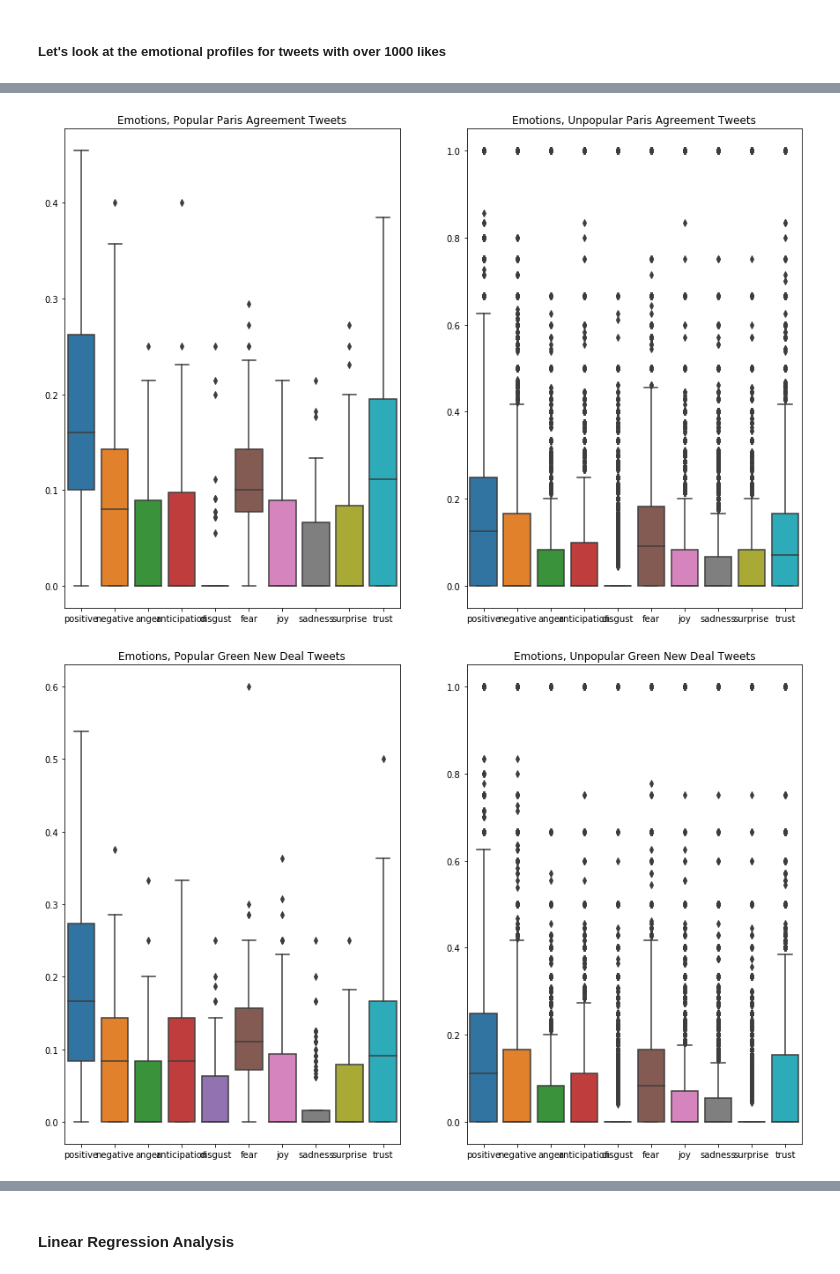
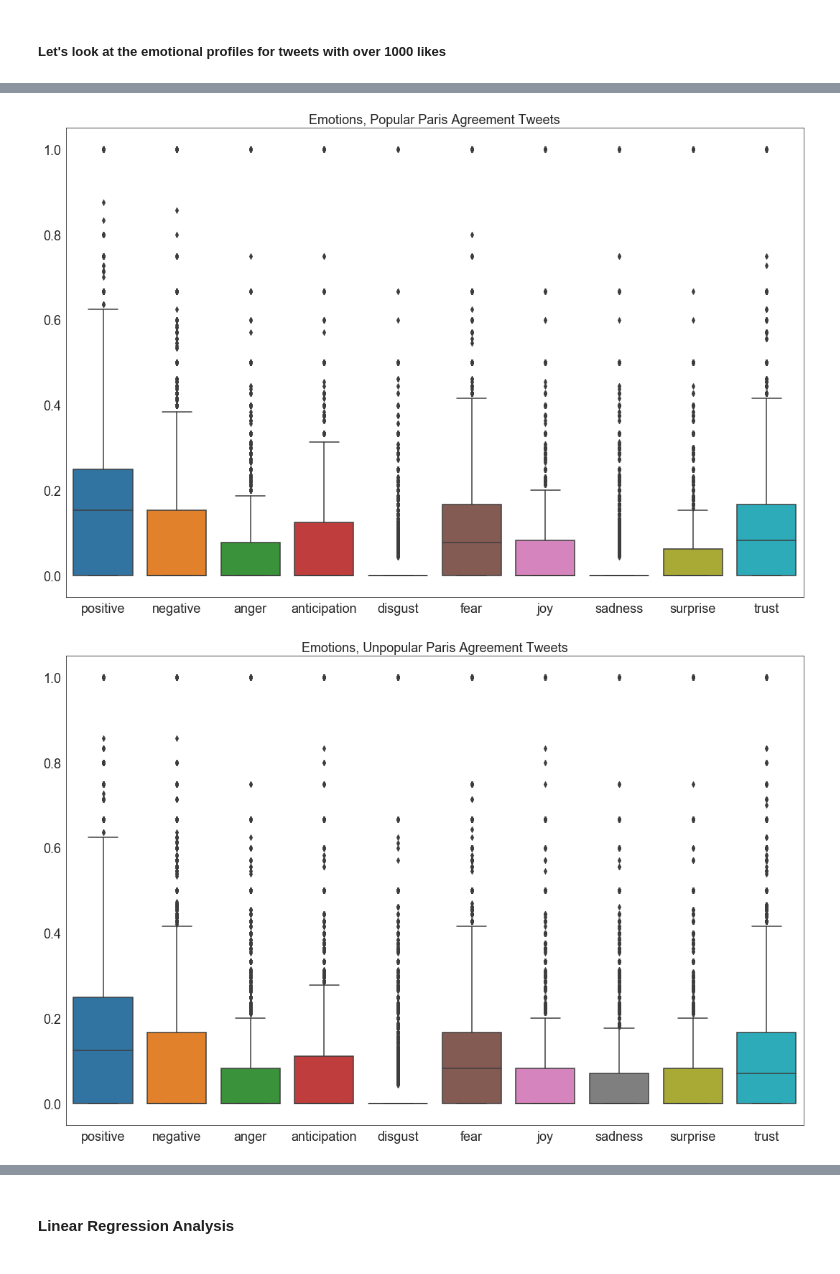
Before and after one commit to tabithaks/Public-Opinion-on-Climate-Change-Initiatives, a Jupyter notebook: Sentiment Analysis/Paris_v_GND.ipynb, the cells around one changed output, grey strips where cells are left out. Cells and saved outputs as stored; diff of their text form; code cells hidden in the pictures.

```diff
--- a/Sentiment Analysis/Paris_v_GND.ipynb
+++ b/Sentiment Analysis/Paris_v_GND.ipynb
@@ -22,4 +23,7 @@ plt.show()
 # %%
+sns.set_style("white")
+sns.color_palette("husl", 9)
+
 fig,ax = plt.subplots(figsize = (15,10))
 paris_emotions = paris[emotions].mean(axis = 0, skipna = True).rename_axis("emotions").reset_index(name="avg_emotion").sort_values(by = "avg_emotion")[::-1]
 gnd_emotions = gnd[emotions].mean(axis = 0, skipna = True).rename_axis("emotions").reset_index(name="avg_emotion").sort_values(by = "avg_emotion")[::-1]
@@ -27,8 +31,12 @@ paris_emotions["Policy"] = "Paris Agreement"
 gnd_emotions["Policy"] = "Green New Deal"
 df_all = pd.concat([paris_emotions, gnd_emotions], axis = 0)
 sns.barplot(x="emotions", y="avg_emotion", hue = "Policy",data=df_all, ax = ax)
-ax.set_ylabel("Average Emotion Intensity")
-ax.set_title("Sentiment Analysis for Paris Agreement and Green New Deal")
+ax.set_ylabel("Average Emotion Intensity", fontsize = 22)
+ax.set_xlabel("Emotions", fontsize = 22)
+ax.set_title("Sentiment Analysis for Paris Agreement and Green New Deal", fontsize = 24)
+plt.legend(fontsize=22)
+ax.tick_params(axis='both', which='major', labelsize=20)
+ax.tick_params(axis='both', which='minor', labelsize=20)
 plt.tight_layout()
 plt.show()
 # %% [output]
@@ -134,22 +175,33 @@ plt.show()
 # %%
-pop_paris = paris[paris["favorite_count"] > 1000]
-unpop_paris = paris[paris["favorite_count"] == 0]
-pop_gnd = gnd[gnd["favorite_count"] > 1000]
-unpop_gnd = gnd[gnd["favorite_count"] == 0]
+#### pop_paris = paris[paris["retweet_count"] > 1]
+unpop_paris = paris[paris["retweet_count"] <= 1]
+pop_gnd = gnd[gnd["retweet_count"] > 1]
+unpop_gnd = gnd[gnd["retweet_count"] <= 1]
+pop_paris = paris[paris["retweet_count"] > 1]
 
-fig,ax = plt.subplots(1,2, figsize = (15,10))
-sns.boxplot(data = pop_paris[emotions], ax = ax[0])
-ax[0].set_title("Emotions, Popular Paris Agreement Tweets")
-sns.boxplot(data = unpop_paris[emotions], ax = ax[1])
-ax[1].set_title("Emotions, Unpopular Paris Agreement Tweets")
+fig,ax = plt.subplots(figsize = (15,10))
+# df_long = pd.melt(df, "b", var_name="a", value_name="c")
+sns.boxplot(data = pop_paris[emotions], ax = ax)
+ax.set_title("Emotions, Popular Paris Agreement Tweets", fontsize = 18)
+ax.tick_params(axis='both', which='major', labelsize=18)
+ax.tick_params(axis='both', which='minor', labelsize=18)
+plt.tight_layout()
+plt.show()
+
+fig,ax = plt.subplots(figsize = (15,10))
+sns.boxplot(data = unpop_paris[emotions], ax = ax)
+ax.set_title("Emotions, Unpopular Paris Agreement Tweets", fontsize = 18)
+ax.tick_params(axis='both', which='major', labelsize=18)
+ax.tick_params(axis='both', which='minor', labelsize=18)
+plt.tight_layout()
 plt.show()
 
 fig,ax = plt.subplots(1,2, figsize = (15,10))
 sns.boxplot(data = pop_gnd[emotions], ax = ax[0])
-ax[0].set_title("Emotions, Popular Green New Deal Tweets")
+ax[0].set_title("Emotions, Popular Green New Deal Tweets", fontsize = 18)
 sns.boxplot(data = unpop_gnd[emotions], ax = ax[1])
-ax[1].set_title("Emotions, Unpopular Green New Deal Tweets")
+ax[1].set_title("Emotions, Unpopular Green New Deal Tweets", fontsize = 18)
 plt.show()
 # %% [output]
-[figure, old version]
+[figure, new version]
-[figure, old version]
+[figure, new version]
```
Also changed, not shown: parts of 22 cells of this notebook, 7 other files.
